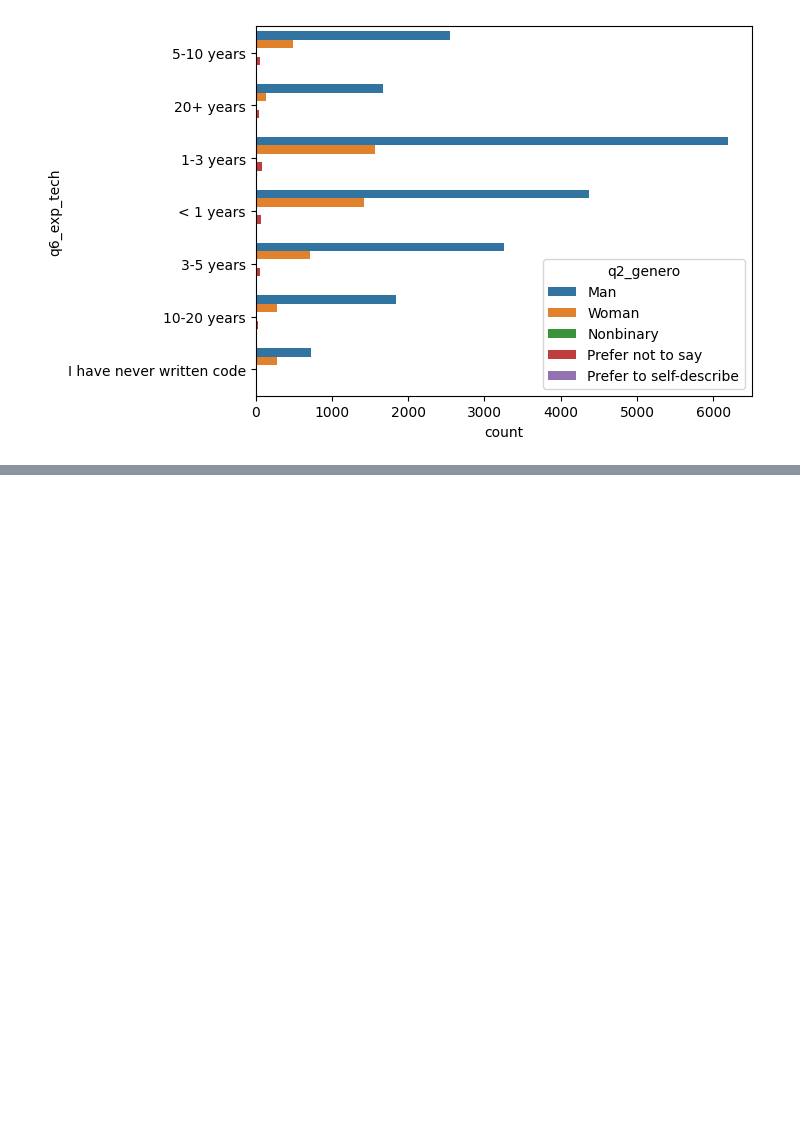
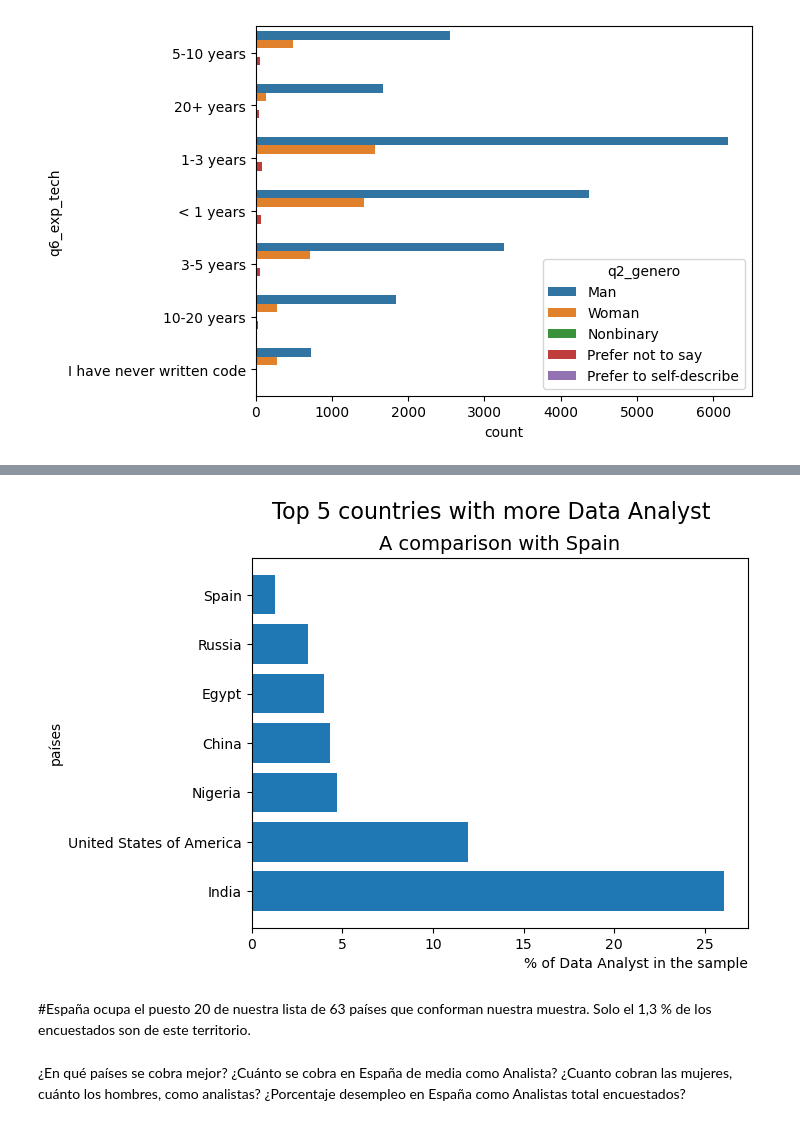
Before and after one commit to Adalab/project2-da-promo-c-modulo-2-team4, a Jupyter notebook: 04- Preguntas/1.Pregunta_perfil.ipynb, the cells around one changed output, grey strips where cells are left out. Saved outputs shown, nothing was run; the diff lists cells and outputs as text; code cells hidden in the pictures; blank space fills up the shorter version.

Commit message:
paises top6

```diff
--- a/04- Preguntas/1.Pregunta_perfil.ipynb
+++ b/04- Preguntas/1.Pregunta_perfil.ipynb
@@ -234,0 +234,2 @@ sns.countplot(data=df_perfil , y= 'q6_exp_tech', hue=  "q2_genero");
+# %%
+df_analista = df_perfil[df_perfil['q5_ocupacion'] == 'Data Analyst']
@@ -234,0 +243,2 @@ sns.countplot(data=df_perfil , y= 'q6_exp_tech', hue=  "q2_genero");
+# %%
+df_analista_sinOther= df_analista[df_analista['q3_país'] != 'Other']
@@ -234,0 +267,2 @@ sns.countplot(data=df_perfil , y= 'q6_exp_tech', hue=  "q2_genero");
+# %%
+df_paises = df_analista_sinOther.stb.freq(['q3_país'])[:21]
@@ -234,0 +289,2 @@ sns.countplot(data=df_perfil , y= 'q6_exp_tech', hue=  "q2_genero");
+# %%
+df_paises2= df_paises.drop(df_paises.index[6:20], axis = 0)
@@ -234,0 +321,19 @@ sns.countplot(data=df_perfil , y= 'q6_exp_tech', hue=  "q2_genero");
+# %%
+plt.figure()
+
+plt.barh('q3_país', 'percent', data = df_paises2, color  = "tab:blue")
+plt.title('A comparison with Spain',fontsize=14)
+plt.suptitle('Top 5 countries with more Data Analyst',fontsize=16, y=1)
+
+
+#plt.title('Top 6 countries with more Data Anayst')
+plt.ylabel('países')
+plt.xlabel('% of Data Analyst in the sample',loc = 'right' )
+plt.show()
+# %% [output]
+[figure, added]
+# %% [markdown]
+#España ocupa el puesto 20 de nuestra lista de 63 países que conforman nuestra muestra. Solo el 1,3 % de los encuestados son de este territorio.
+# %% [markdown]
+¿En qué países se cobra mejor? ¿Cuánto se cobra en España de media como Analista? ¿Cuanto cobran las mujeres, cuánto los hombres, como analistas?
+¿Porcentaje desempleo en España como Analistas total encuestados?
```
Also changed, not shown: parts of 12 cells of this notebook.
